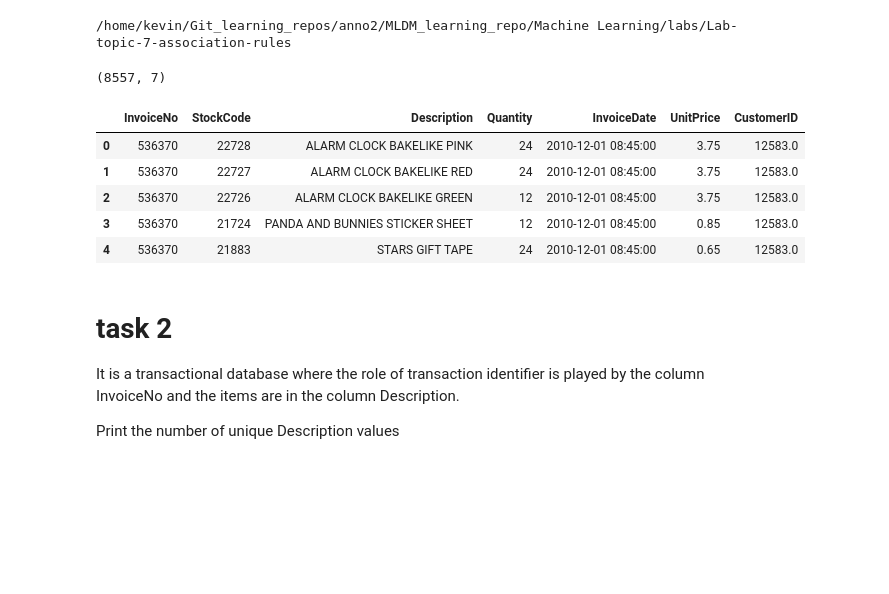
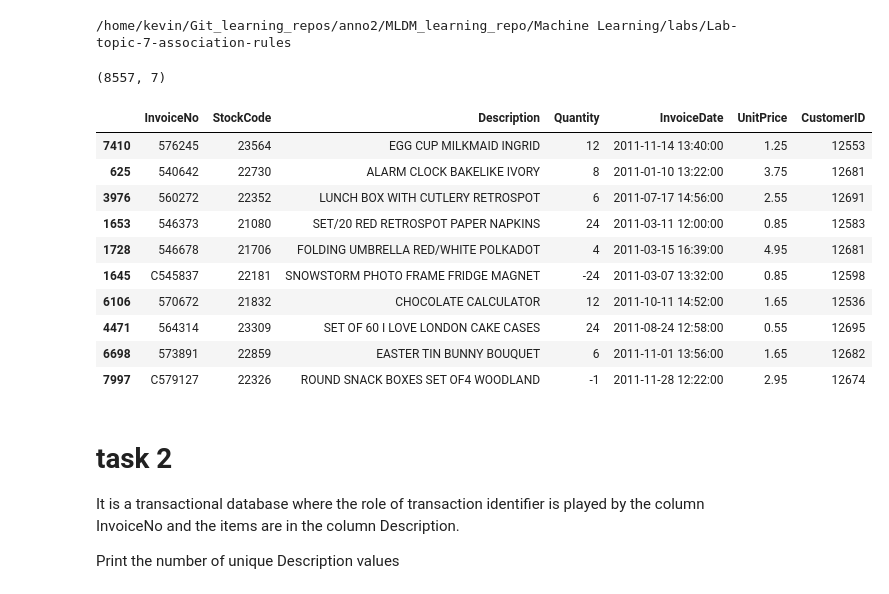
Before and after one commit to koltrakak-learning-repos/MLDM_learning_repo, a Jupyter notebook: Machine Learning/labs/Lab-topic-7-association-rules/esame.ipynb, the cells around one changed output. Cells and saved outputs as stored; diff of their text form; code cells hidden in the pictures; blank space fills up the shorter version.

```diff
--- a/Machine Learning/labs/Lab-topic-7-association-rules/esame.ipynb
+++ b/Machine Learning/labs/Lab-topic-7-association-rules/esame.ipynb
@@ -11,19 +10,30 @@ from mlxtend.frequent_patterns import apriori, association_rules
 /home/kevin/Git_learning_repos/anno2/MLDM_learning_repo/Machine Learning/labs/Lab-topic-7-association-rules
 # %%
 url = "./Online-Retail-France.xlsx"
-df = pd.read_excel(url)
+df = pd.read_excel(
+    url,
+    dtype = { # nota che puoi specificare i tipi delle colonne con una mappa
+        "CustomerID": "Int64" # se non metto questo il CustomerID mi viene riconosciuto come float
+    }
+)
+
 
 print(df.shape)
 
-df.head()
+df.sample(10)
 # %% [output]
 (8557, 7)
 |  | InvoiceNo | StockCode | Description | Quantity | InvoiceDate | UnitPrice | CustomerID |
-| 0 | 536370 | 22728 | ALARM CLOCK BAKELIKE PINK | 24 | 2010-12-01 08:45:00 | 3.75 | 12583.0 |
-| 1 | 536370 | 22727 | ALARM CLOCK BAKELIKE RED | 24 | 2010-12-01 08:45:00 | 3.75 | 12583.0 |
-| 2 | 536370 | 22726 | ALARM CLOCK BAKELIKE GREEN | 12 | 2010-12-01 08:45:00 | 3.75 | 12583.0 |
-| 3 | 536370 | 21724 | PANDA AND BUNNIES STICKER SHEET | 12 | 2010-12-01 08:45:00 | 0.85 | 12583.0 |
-| 4 | 536370 | 21883 | STARS GIFT TAPE | 24 | 2010-12-01 08:45:00 | 0.65 | 12583.0 |
+| 7410 | 576245 | 23564 | EGG CUP MILKMAID INGRID | 12 | 2011-11-14 13:40:00 | 1.25 | 12553 |
+| 625 | 540642 | 22730 | ALARM CLOCK BAKELIKE IVORY | 8 | 2011-01-10 13:22:00 | 3.75 | 12681 |
+| 3976 | 560272 | 22352 | LUNCH BOX WITH CUTLERY RETROSPOT | 6 | 2011-07-17 14:56:00 | 2.55 | 12691 |
+| 1653 | 546373 | 21080 | SET/20 RED RETROSPOT PAPER NAPKINS | 24 | 2011-03-11 12:00:00 | 0.85 | 12583 |
+| 1728 | 546678 | 21706 | FOLDING UMBRELLA RED/WHITE POLKADOT | 4 | 2011-03-15 16:39:00 | 4.95 | 12681 |
+| 1645 | C545837 | 22181 | SNOWSTORM PHOTO FRAME FRIDGE MAGNET | -24 | 2011-03-07 13:32:00 | 0.85 | 12598 |
+| 6106 | 570672 | 21832 | CHOCOLATE CALCULATOR | 12 | 2011-10-11 14:52:00 | 1.65 | 12536 |
+| 4471 | 564314 | 23309 | SET OF 60 I LOVE LONDON CAKE CASES | 24 | 2011-08-24 12:58:00 | 0.55 | 12695 |
+| 6698 | 573891 | 22859 | EASTER TIN BUNNY BOUQUET | 6 | 2011-11-01 13:56:00 | 1.65 | 12682 |
+| 7997 | C579127 | 22326 | ROUND SNACK BOXES SET OF4 WOODLAND | -1 | 2011-11-28 12:22:00 | 2.95 | 12674 |
 # %% [markdown]
 # task 2
 
```
Also changed, not shown: parts of 9 cells of this notebook, 5 other files.
